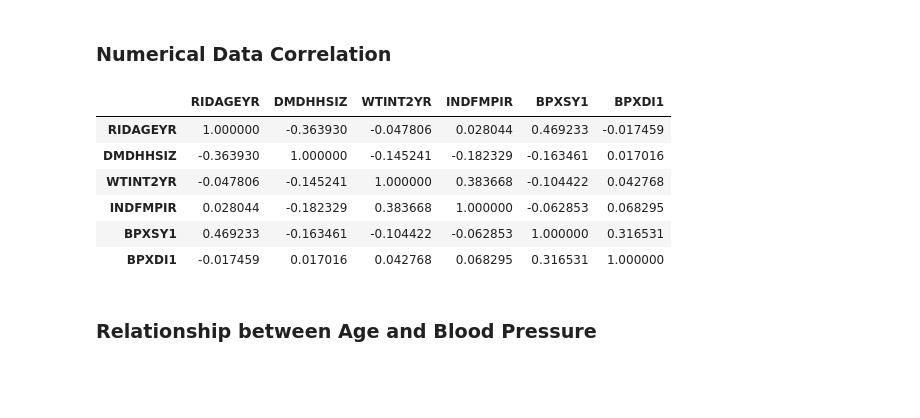
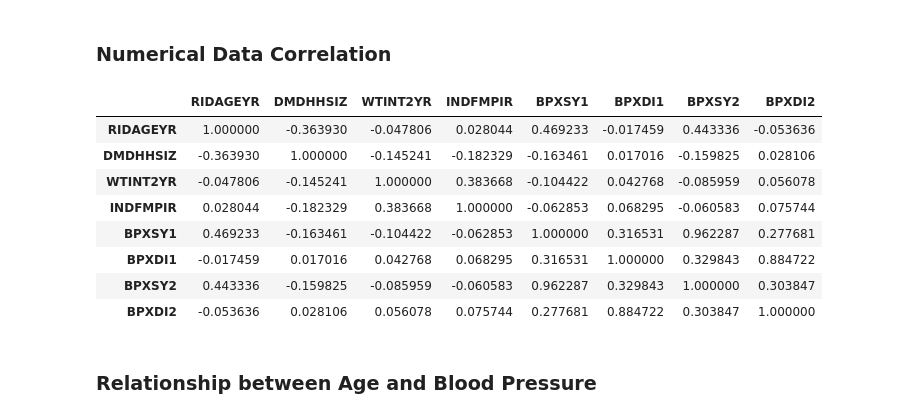
Before and after one commit to zengjilie/intro-to-ml, a Jupyter notebook: a1/main.ipynb, the cells around one changed output. Drawn from its saved outputs; the diff is of its cells as text; code cells hidden in the pictures; blank space fills up the shorter version.

```diff
--- a/a1/main.ipynb
+++ b/a1/main.ipynb
@@ -143,16 +143,18 @@ data['RIDAGEYR'].hist(bins=63)
 ### Numerical Data Correlation
 # %%
 # Age, total number of pp, mec weight, poverty, systolic_bp, diastolic_bp
-data_numer = data[['RIDAGEYR','DMDHHSIZ','WTINT2YR','INDFMPIR','BPXSY1','BPXDI1']]
+data_numer = data[['RIDAGEYR','DMDHHSIZ','WTINT2YR','INDFMPIR','BPXSY1','BPXDI1','BPXSY2','BPXDI2']]
 data_numer.corr()
 # %% [output]
-|  | RIDAGEYR | DMDHHSIZ | WTINT2YR | INDFMPIR | BPXSY1 | BPXDI1 |
-| RIDAGEYR | 1.000000 | -0.363930 | -0.047806 | 0.028044 | 0.469233 | -0.017459 |
-| DMDHHSIZ | -0.363930 | 1.000000 | -0.145241 | -0.182329 | -0.163461 | 0.017016 |
-| WTINT2YR | -0.047806 | -0.145241 | 1.000000 | 0.383668 | -0.104422 | 0.042768 |
-| INDFMPIR | 0.028044 | -0.182329 | 0.383668 | 1.000000 | -0.062853 | 0.068295 |
-| BPXSY1 | 0.469233 | -0.163461 | -0.104422 | -0.062853 | 1.000000 | 0.316531 |
-| BPXDI1 | -0.017459 | 0.017016 | 0.042768 | 0.068295 | 0.316531 | 1.000000 |
+|  | RIDAGEYR | DMDHHSIZ | WTINT2YR | INDFMPIR | BPXSY1 | BPXDI1 | BPXSY2 | BPXDI2 |
+| RIDAGEYR | 1.000000 | -0.363930 | -0.047806 | 0.028044 | 0.469233 | -0.017459 | 0.443336 | -0.053636 |
+| DMDHHSIZ | -0.363930 | 1.000000 | -0.145241 | -0.182329 | -0.163461 | 0.017016 | -0.159825 | 0.028106 |
+| WTINT2YR | -0.047806 | -0.145241 | 1.000000 | 0.383668 | -0.104422 | 0.042768 | -0.085959 | 0.056078 |
+| INDFMPIR | 0.028044 | -0.182329 | 0.383668 | 1.000000 | -0.062853 | 0.068295 | -0.060583 | 0.075744 |
+| BPXSY1 | 0.469233 | -0.163461 | -0.104422 | -0.062853 | 1.000000 | 0.316531 | 0.962287 | 0.277681 |
+| BPXDI1 | -0.017459 | 0.017016 | 0.042768 | 0.068295 | 0.316531 | 1.000000 | 0.329843 | 0.884722 |
+| BPXSY2 | 0.443336 | -0.159825 | -0.085959 | -0.060583 | 0.962287 | 0.329843 | 1.000000 | 0.303847 |
+| BPXDI2 | -0.053636 | 0.028106 | 0.056078 | 0.075744 | 0.277681 | 0.884722 | 0.303847 | 1.000000 |
 # %% [markdown]
 ### Relationship between Age and Blood Pressure
 # %%
```
Also changed, not shown: parts of 1 cell of this notebook, 4 other files.
